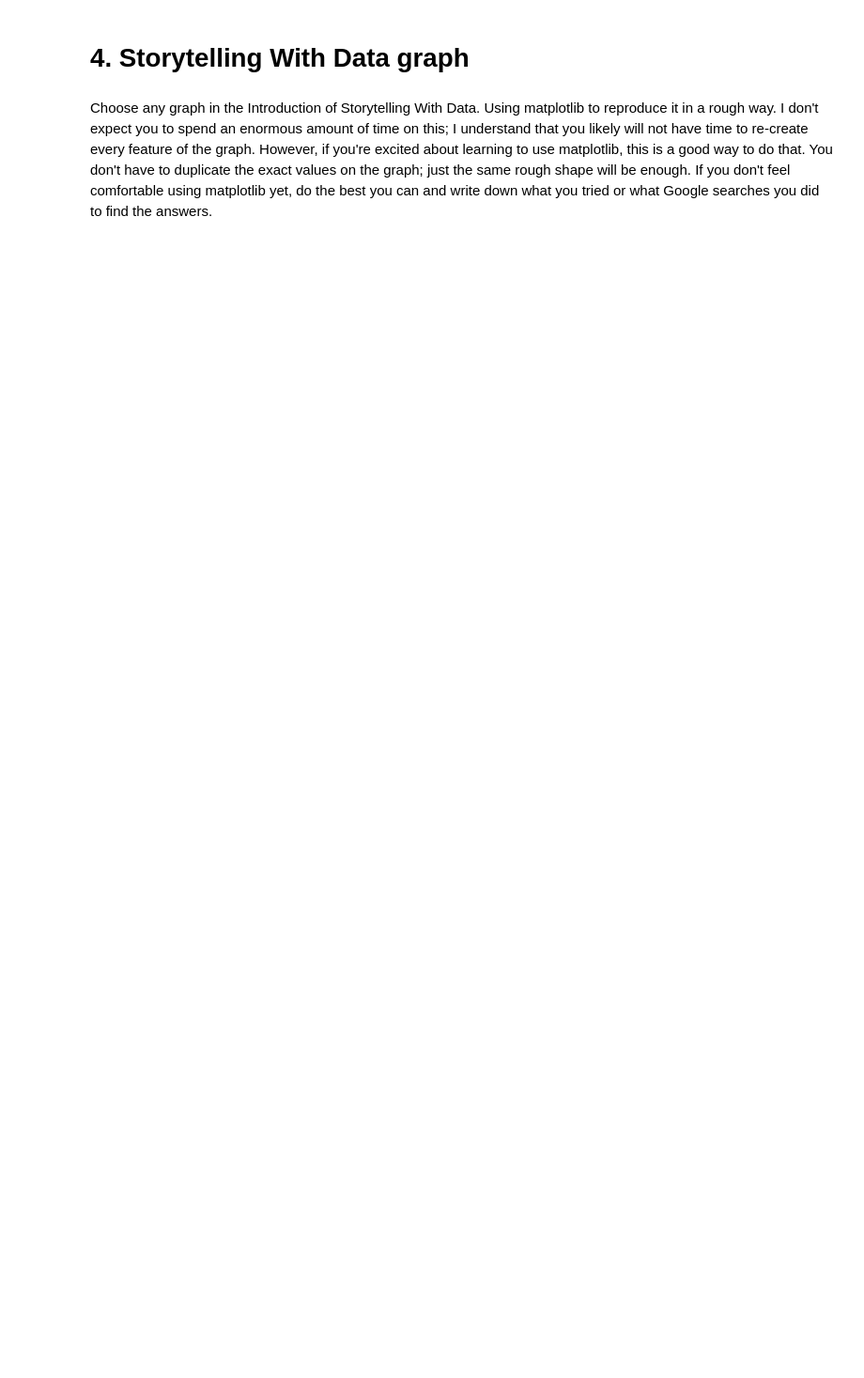
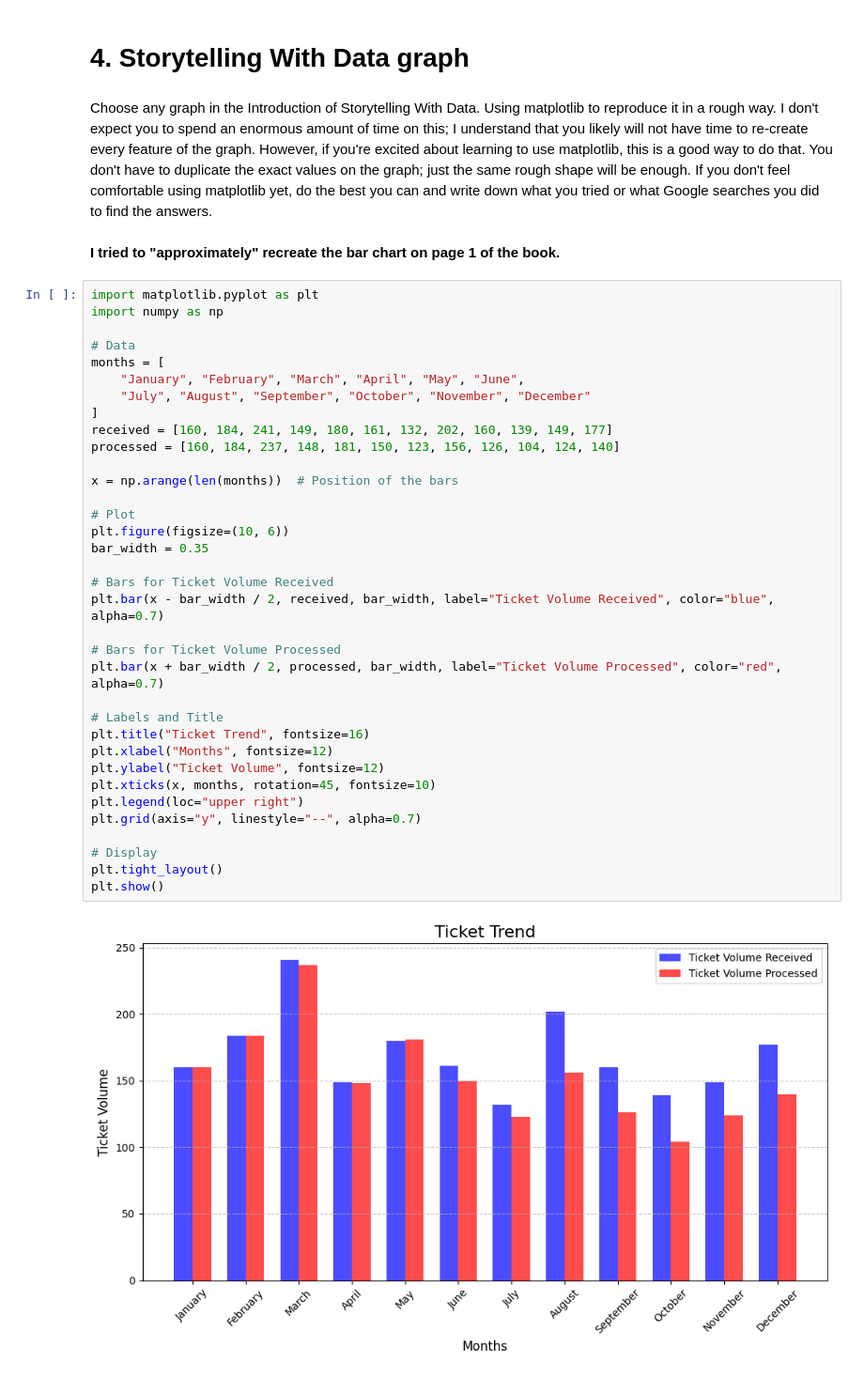
Before and after one commit to tbeerio/AI-For-Leaders, a Jupyter notebook: Week1.ipynb, the cells around one changed output. Shown at 94% size. Drawn from its saved outputs; the diff is of its cells as text; blank space fills up the shorter version.

```diff
--- a/Week1.ipynb
+++ b/Week1.ipynb
@@ -386,3 +655,42 @@ ax.set_xlabel("Birth Date") # label the x axis
 # 4. Storytelling With Data graph
 # %% [markdown]
 Choose any graph in the Introduction of Storytelling With Data.  Using matplotlib to reproduce it in a rough way.  I don't expect you to spend an enormous amount of time on this; I understand that you likely will not have time to re-create every feature of the graph.  However, if you're excited about learning to use matplotlib, this is a good way to do that.  You don't have to duplicate the exact values on the graph; just the same rough shape will be enough.  If you don't feel comfortable using matplotlib yet, do the best you can and write down what you tried or what Google searches you did to find the answers.
+# %% [markdown]
+**I tried to "approximately" recreate the bar chart on page 1 of the book.**
+# %%
+import matplotlib.pyplot as plt
+import numpy as np
+
+# Data
+months = [
+    "January", "February", "March", "April", "May", "June",
+    "July", "August", "September", "October", "November", "December"
+]
+received = [160, 184, 241, 149, 180, 161, 132, 202, 160, 139, 149, 177]
+processed = [160, 184, 237, 148, 181, 150, 123, 156, 126, 104, 124, 140]
+
+x = np.arange(len(months))  # Position of the bars
+
+# Plot
+plt.figure(figsize=(10, 6))
+bar_width = 0.35
+
+# Bars for Ticket Volume Received
+plt.bar(x - bar_width / 2, received, bar_width, label="Ticket Volume Received", color="blue", alpha=0.7)
+
+# Bars for Ticket Volume Processed
+plt.bar(x + bar_width / 2, processed, bar_width, label="Ticket Volume Processed", color="red", alpha=0.7)
+
+# Labels and Title
+plt.title("Ticket Trend", fontsize=16)
+plt.xlabel("Months", fontsize=12)
+plt.ylabel("Ticket Volume", fontsize=12)
+plt.xticks(x, months, rotation=45, fontsize=10)
+plt.legend(loc="upper right")
+plt.grid(axis="y", linestyle="--", alpha=0.7)
+
+# Display
+plt.tight_layout()
+plt.show()
+# %% [output]
+[figure, added]
```
Also changed, not shown: parts of 21 cells of this notebook.
